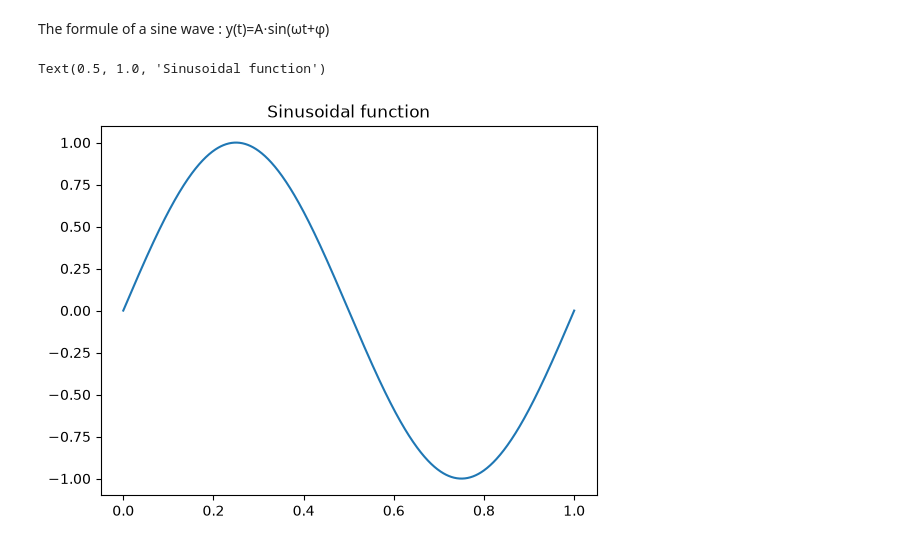
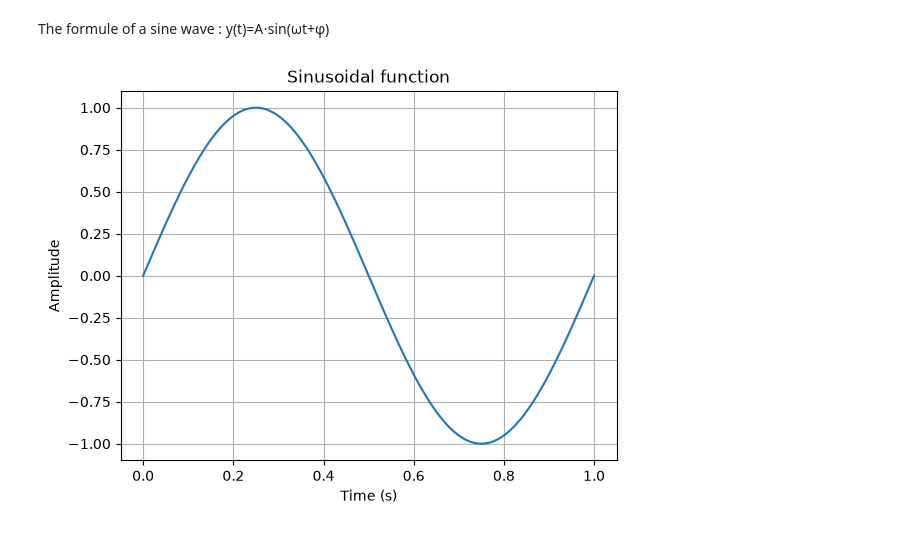
Before and after one commit to jeanne-le-roux-web/python-series02, a Jupyter notebook: python-series02.ipynb, the cells around one changed output. Drawn from its saved outputs; the diff is of its cells as text; code cells hidden in the pictures.

```diff
--- a/python-series02.ipynb
+++ b/python-series02.ipynb
@@ -17,8 +20,19 @@ s = np.sin(2 * np.pi * t)
 # %%
 # 4. Plot s as a function of t
 plt.plot(t, s)
 # 5. Add a title to the plot that says "Sinusoidal function"
 plt.title("Sinusoidal function")
+# 6. Add a label to the x axis
+# label to add names for axis
+plt.xlabel("Time (s)")
+# 7. Add a label to the y axis
+plt.ylabel("Amplitude")
+# 8. Add a grid to the plot
+# grid to add a grid to the plot and sometime 'true' is used to show the grid
+plt.grid()
+# 9. Save the plot as a png file called "sine_function.png"
+# to save directly the plot as a png file in my folder
+plt.savefig("sine_function.png")
+# sometimes plt.show() is used to show the plot in a classic python script
 # %% [output]
-Text(0.5, 1.0, 'Sinusoidal function')
-[figure, old version]
+[figure, new version]
```
Also changed, not shown: parts of 3 cells of this notebook, 1 other file.
